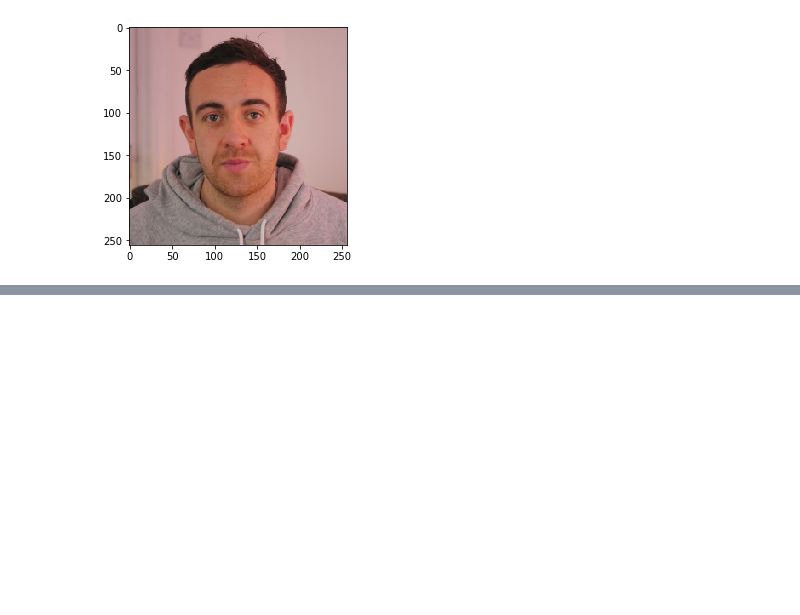
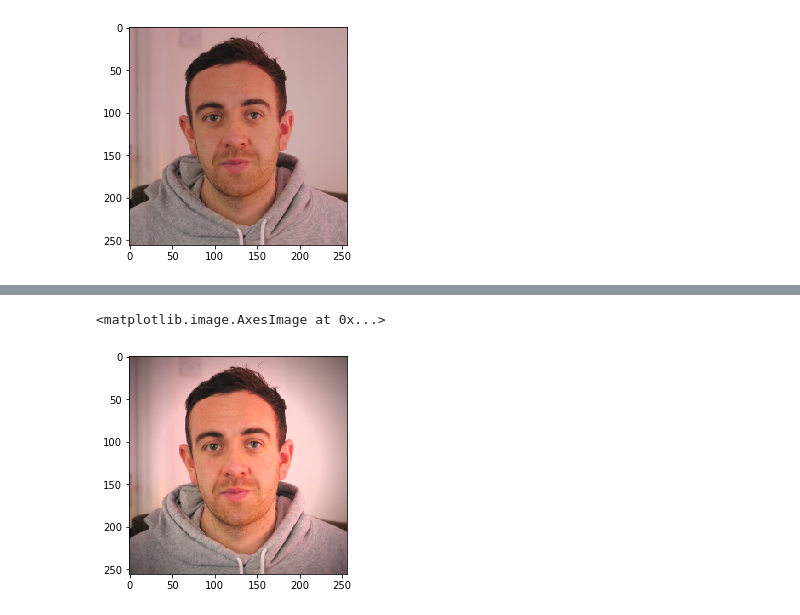
Before and after one commit to femidof/42_NumPy-Pythonfilter, a Jupyter notebook: notebook/numpy_rush.ipynb, the cells around one changed output, grey strips where cells are left out. Saved outputs shown, nothing was run; the diff lists cells and outputs as text; code cells hidden in the pictures; blank space fills up the shorter version.

```diff
--- a/notebook/numpy_rush.ipynb
+++ b/notebook/numpy_rush.ipynb
@@ -289,3 +286,20 @@ def darkenPercent(x1, y1, x2, y2):
         return 1;
     else:
         return result;
+# %%
+def bigLight(x1, y1, x2, y2):
+
+    # Distance Formula: Distance in pixels between 2 points
+    distanceToCenterPixel = np.sqrt(np.power((x2 - x1), 2) + np.power((y2 - y1), 2));
+
+    offset = 1
+
+    # Calculate float (Scale by the max distance - x1 in this case)
+    result = (1 + offset - (distanceToCenterPixel / x1));
+
+    if result < 0:
+        return 0;
+    elif result > 1.25:
+        return 1.25;
+    else:
+        return result;
@@ -309,0 +346,15 @@ def tint(image, r, g, b):
+# %%
+def amaro(image):
+    copy = np.copy(image)
+    center = getCenter(copy)
+    for x in range(0, copy.shape[0]):
+        for y in range(0, copy.shape[1]):
+
+            scale = bigLight(center[0], center[1], x, y)
+            for i in range(0, 3):
+                if copy[x][y][i] * scale > 1:
+                    copy[x][y][i] = 1;
+                else:
+                    copy[x][y][i] = copy[x][y][i] * scale;
+
+    return copy;
@@ -331,0 +426,5 @@ plt.imshow(vignette(testimg))
+# %%
+plt.imshow(amaro(guy))
+# %% [output]
+<matplotlib.image.AxesImage at 0x...>
+[figure, added]
```
Also changed, not shown: parts of 41 cells of this notebook, 1 other file.
